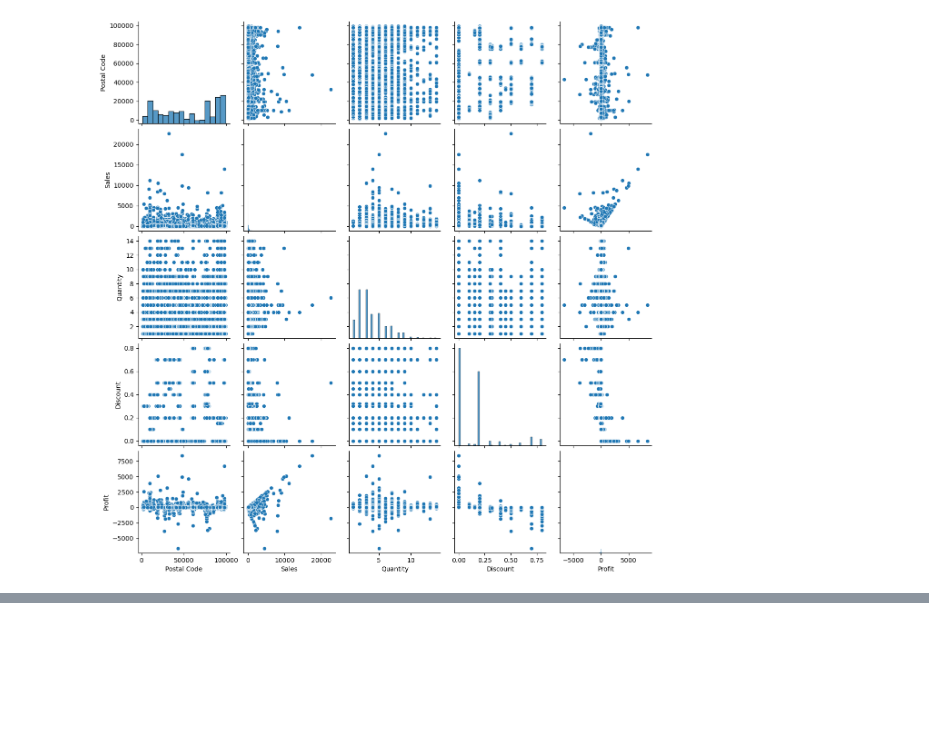
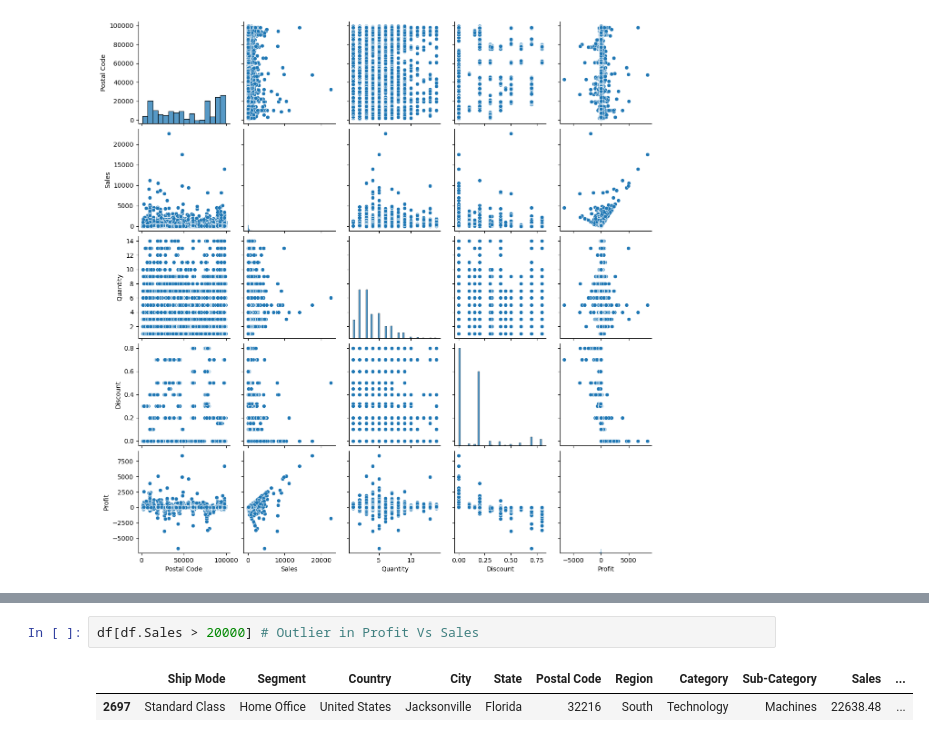
Before and after one commit to Vaarun-Kamath/Retail-Exploratory-Data-Analysis, a Jupyter notebook: Task3.ipynb, the cells around one changed output, grey strips where cells are left out. Drawn from its saved outputs; the diff is of its cells as text; blank space fills up the shorter version.

```diff
--- a/Task3.ipynb
+++ b/Task3.ipynb
@@ -38,0 +57,5 @@ sns.relplot(x='Profit',y='Discount',hue='Segment',data=df)
+# %%
+df[df.Sales > 20000] # Outlier in Profit Vs Sales
+# %% [output]
+|  | Ship Mode | Segment | Country | City | State | Postal Code | Region | Category | Sub-Category | Sales | ... |
+| 2697 | Standard Class | Home Office | United States | Jacksonville | Florida | 32216 | South | Technology | Machines | 22638.48 | ... |
```
Also changed, not shown: parts of 18 cells of this notebook.
